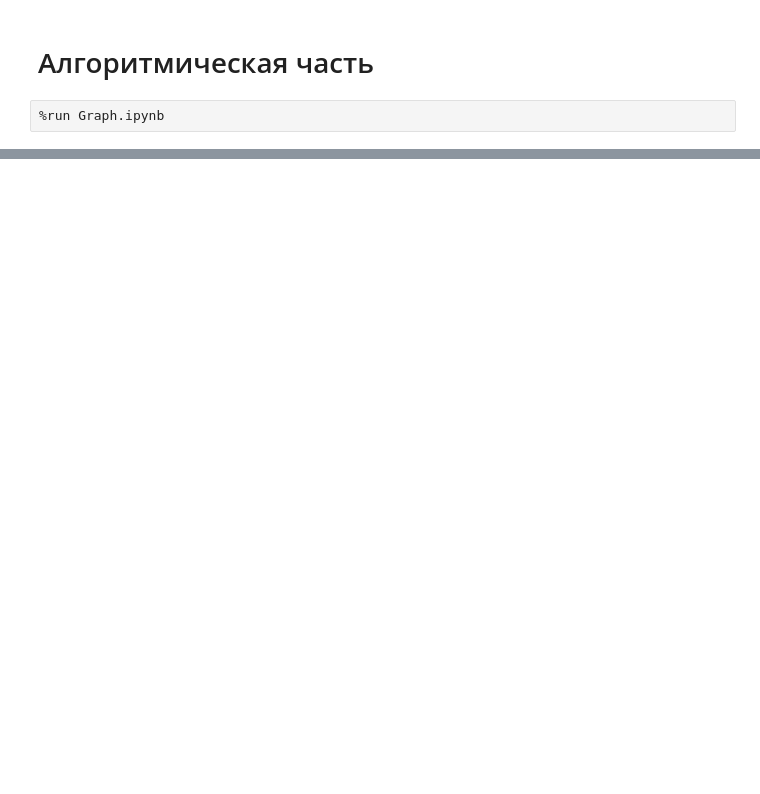
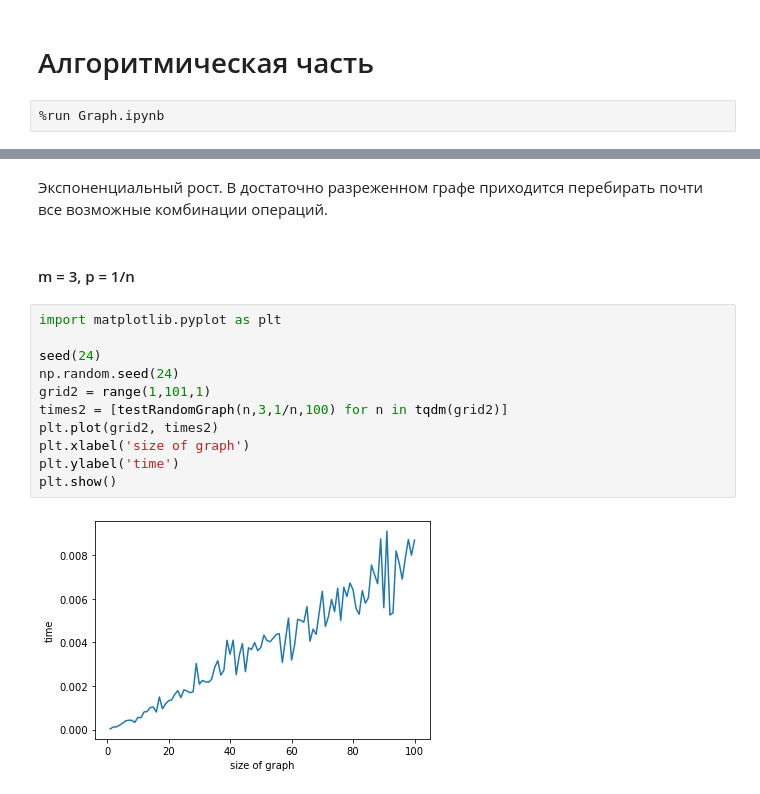
Before and after one commit to Feodor123/TrappedGraphsResearch, a Jupyter notebook: Research.ipynb, the cells around one changed output, grey strips where cells are left out. Cells and saved outputs as stored; diff of their text form; blank space fills up the shorter version.

```diff
--- a/Research.ipynb
+++ b/Research.ipynb
@@ -58,0 +102,17 @@ $x \in GTAPPED \iff \exists y R(x,y)$, где $R(x,y)$ возвращает ис
+# %% [markdown]
+Экспоненциальный рост. В достаточно разреженном графе приходится перебирать почти все возможные комбинации операций.
+# %% [markdown]
+#### m = 3, p = 1/n
+# %%
+import matplotlib.pyplot as plt
+
+seed(24)
+np.random.seed(24)
+grid2 = range(1,101,1)
+times2 = [testRandomGraph(n,3,1/n,100) for n in tqdm(grid2)]
+plt.plot(grid2, times2)
+plt.xlabel('size of graph')
+plt.ylabel('time')
+plt.show()
+# %% [output]
+[figure, added]
```
Also changed, not shown: parts of 21 cells of this notebook, 3 other files.
